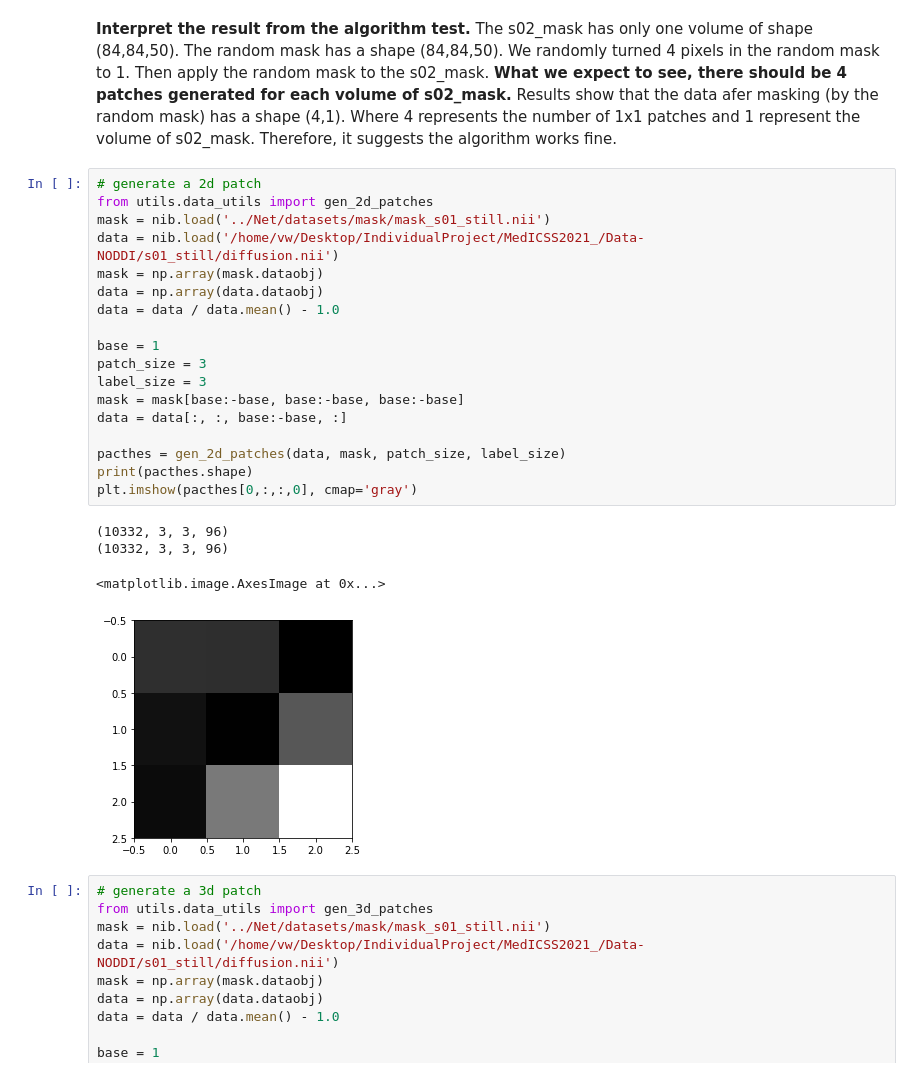
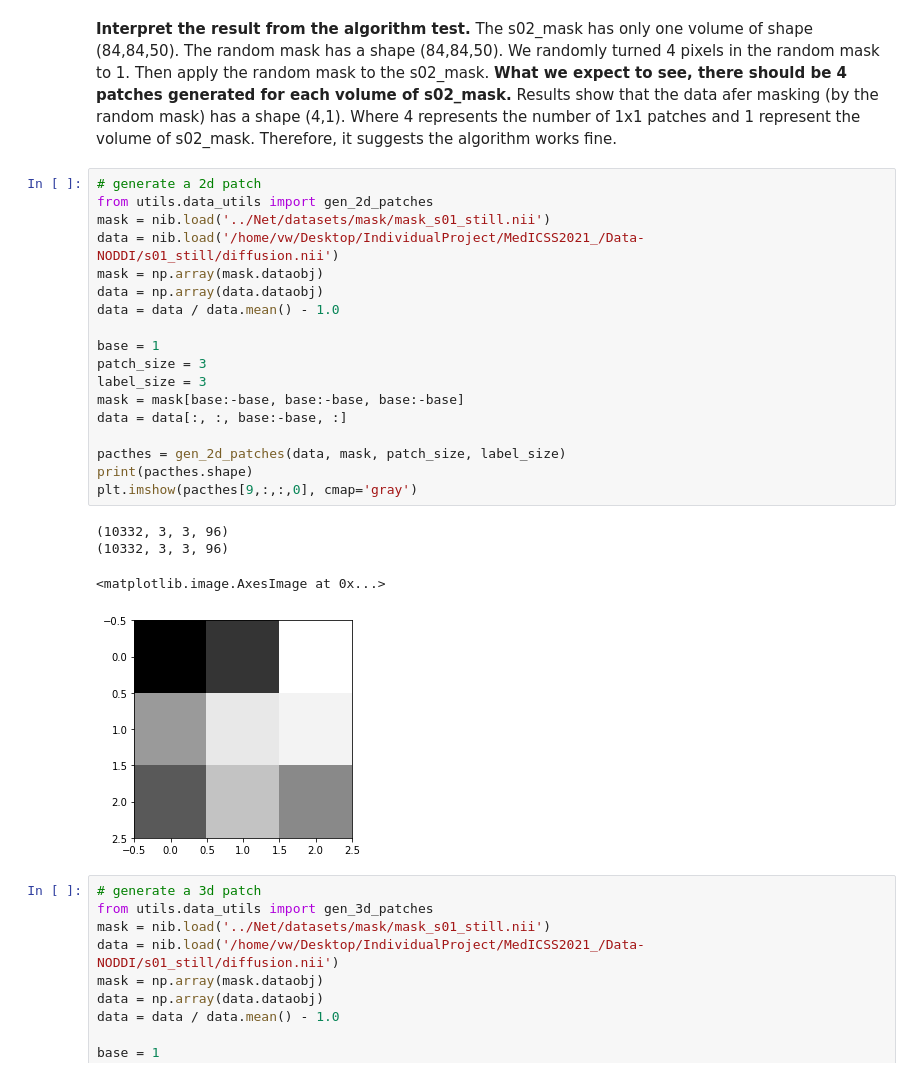
Before and after one commit to Victorvv-1024/IndividualProject, a Jupyter notebook: MedICSS2021_/Net/notebook.ipynb, the cells around one changed output. Cells and saved outputs as stored; diff of their text form.

```diff
--- a/MedICSS2021_/Net/notebook.ipynb
+++ b/MedICSS2021_/Net/notebook.ipynb
@@ -92,26 +125,26 @@ Therefore, it suggests the algorithm works fine.
 # %%
 # generate a 2d patch
 from utils.data_utils import gen_2d_patches
 mask = nib.load('../Net/datasets/mask/mask_s01_still.nii')
 data = nib.load('/home/vw/Desktop/IndividualProject/MedICSS2021_/Data-NODDI/s01_still/diffusion.nii')
 mask = np.array(mask.dataobj)
 data = np.array(data.dataobj)
 data = data / data.mean() - 1.0
 
 base = 1
 patch_size = 3
 label_size = 3
 mask = mask[base:-base, base:-base, base:-base]
 data = data[:, :, base:-base, :]
 
 pacthes = gen_2d_patches(data, mask, patch_size, label_size)
 print(pacthes.shape)
-plt.imshow(pacthes[0,:,:,0], cmap='gray')
+plt.imshow(pacthes[9,:,:,0], cmap='gray')
 # %% [output]
 (10332, 3, 3, 96)
 (10332, 3, 3, 96)
 <matplotlib.image.AxesImage at 0x...>
-[figure, old version]
+[figure, new version]
 # %%
 # generate a 3d patch
 from utils.data_utils import gen_3d_patches
```
Also changed, not shown: parts of 80 cells of this notebook, 3 other files.
